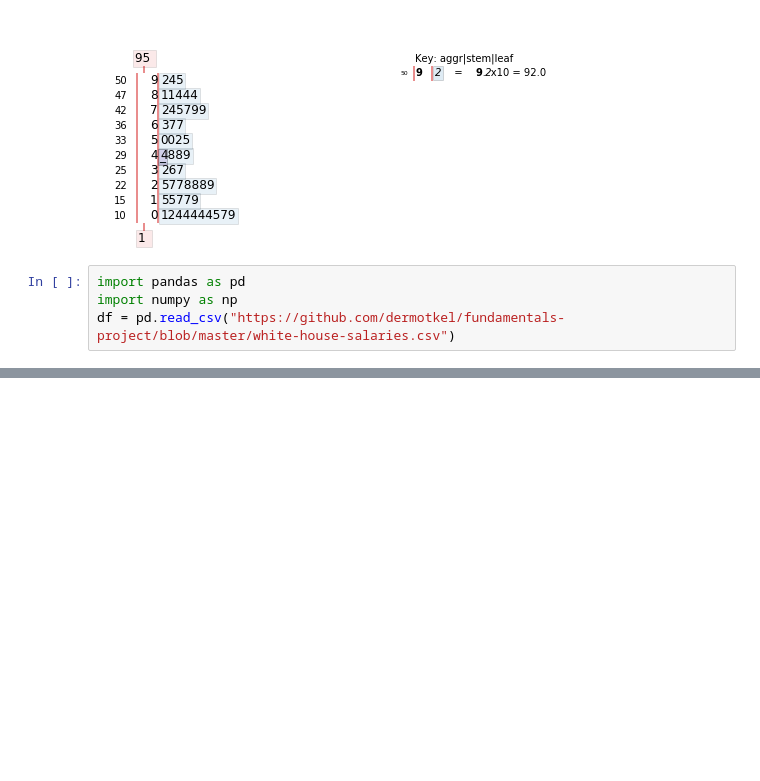
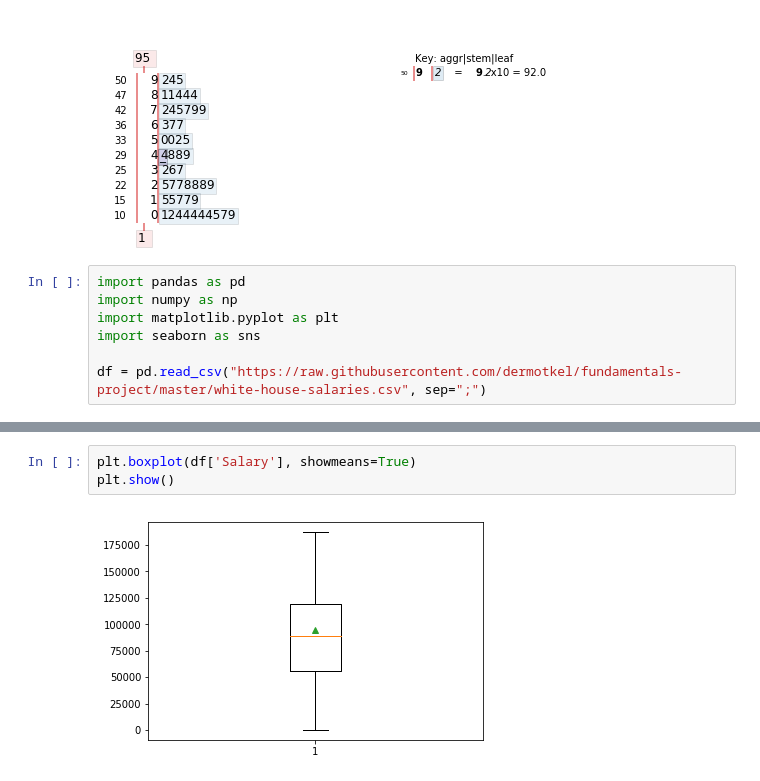
Before and after one commit to dermotkel/fundamentals-project, a Jupyter notebook: Fundamentals - Project.ipynb, the cells around one changed output, grey strips where cells are left out. Cells and saved outputs as stored; diff of their text form; blank space fills up the shorter version.

```diff
--- a/Fundamentals - Project.ipynb
+++ b/Fundamentals - Project.ipynb
@@ -71,4 +71,7 @@ plt.savefig('fig.png',bbox_inches='tight')
 # %%
 import pandas as pd
 import numpy as np
-df = pd.read_csv("https://github.com/dermotkel/fundamentals-project/blob/master/white-house-salaries.csv")
+import matplotlib.pyplot as plt
+import seaborn as sns
+
+df = pd.read_csv("https://raw.githubusercontent.com/dermotkel/fundamentals-project/master/white-house-salaries.csv", sep=";")
@@ -78,0 +87,5 @@ df.head()
+# %%
+plt.boxplot(df['Salary'], showmeans=True)
+plt.show()
+# %% [output]
+[figure, added]
```
Also changed, not shown: parts of 9 cells of this notebook, 1 other file.
